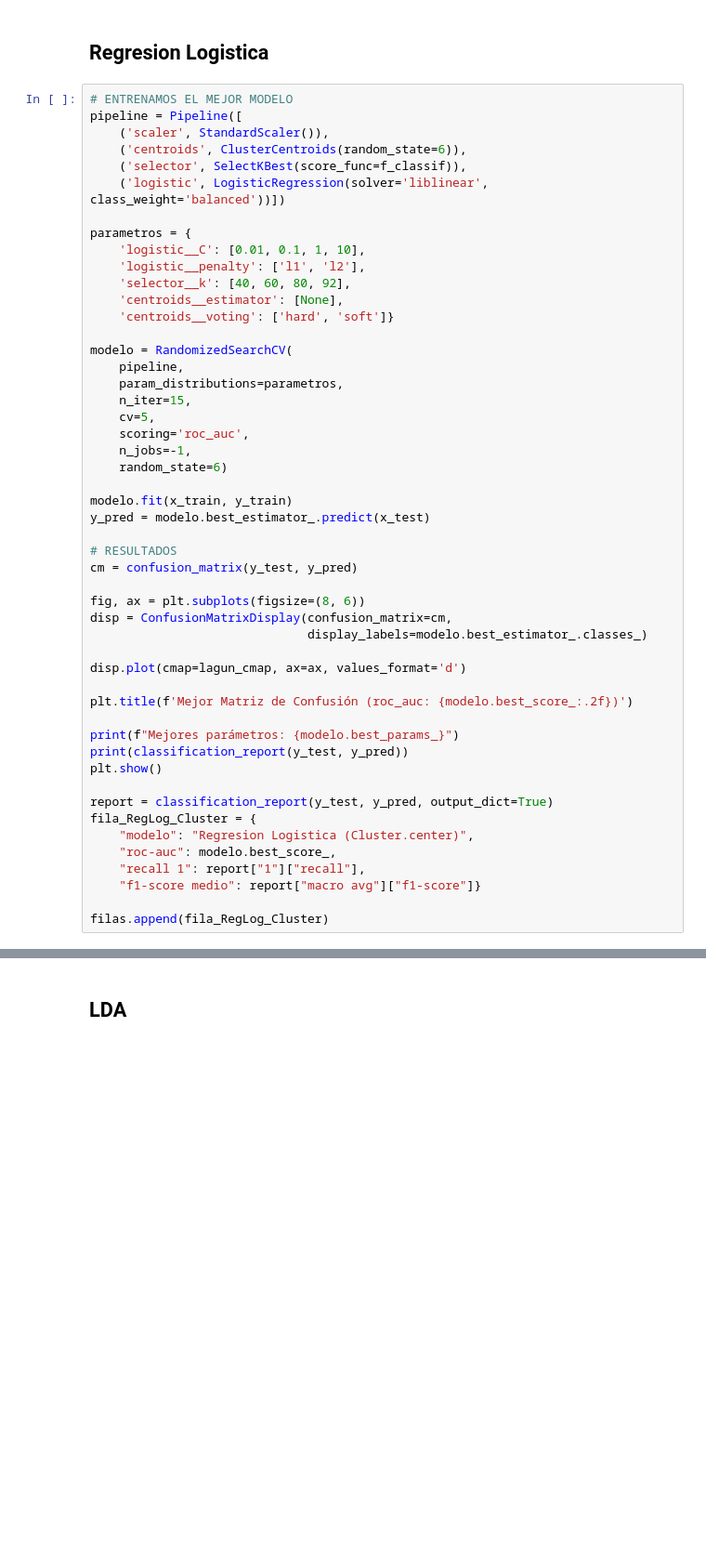
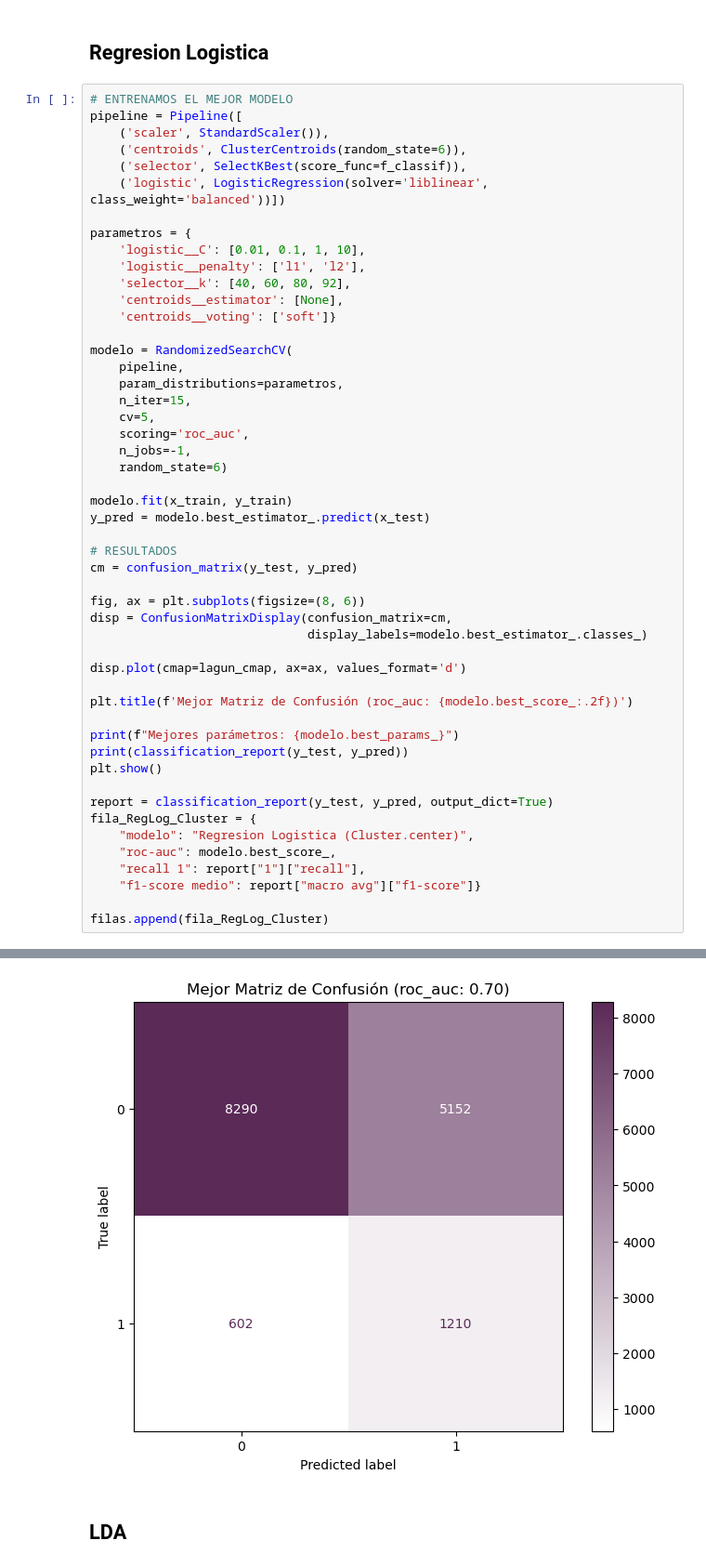
Before and after one commit to danielsoponaru/25-26_R07_NARANJA, a Jupyter notebook: 02-EDA.ipynb, the cells around one changed output, grey strips where cells are left out. Shown at 93% size. Drawn from its saved outputs; the diff is of its cells as text; blank space fills up the shorter version.

```diff
--- a/02-EDA.ipynb
+++ b/02-EDA.ipynb
@@ -927,7 +1004,7 @@ parametros = {
     'logistic__penalty': ['l1', 'l2'],
     'selector__k': [40, 60, 80, 92],
     'centroids__estimator': [None],
-    'centroids__voting': ['hard', 'soft']}
+    'centroids__voting': ['soft']}
 
 modelo = RandomizedSearchCV(
     pipeline,
@@ -964,3 +1041,4 @@ fila_RegLog_Cluster = {
     "f1-score medio": report["macro avg"]["f1-score"]}
 
 filas.append(fila_RegLog_Cluster)
+# %% [output]
@@ -967,3 +1054,4 @@ filas.append(fila_RegLog_Cluster)
+[figure, added]
 # %% [markdown]
 ## LDA
 # %%
```
Also changed, not shown: parts of 24 cells of this notebook, 1 other file.
